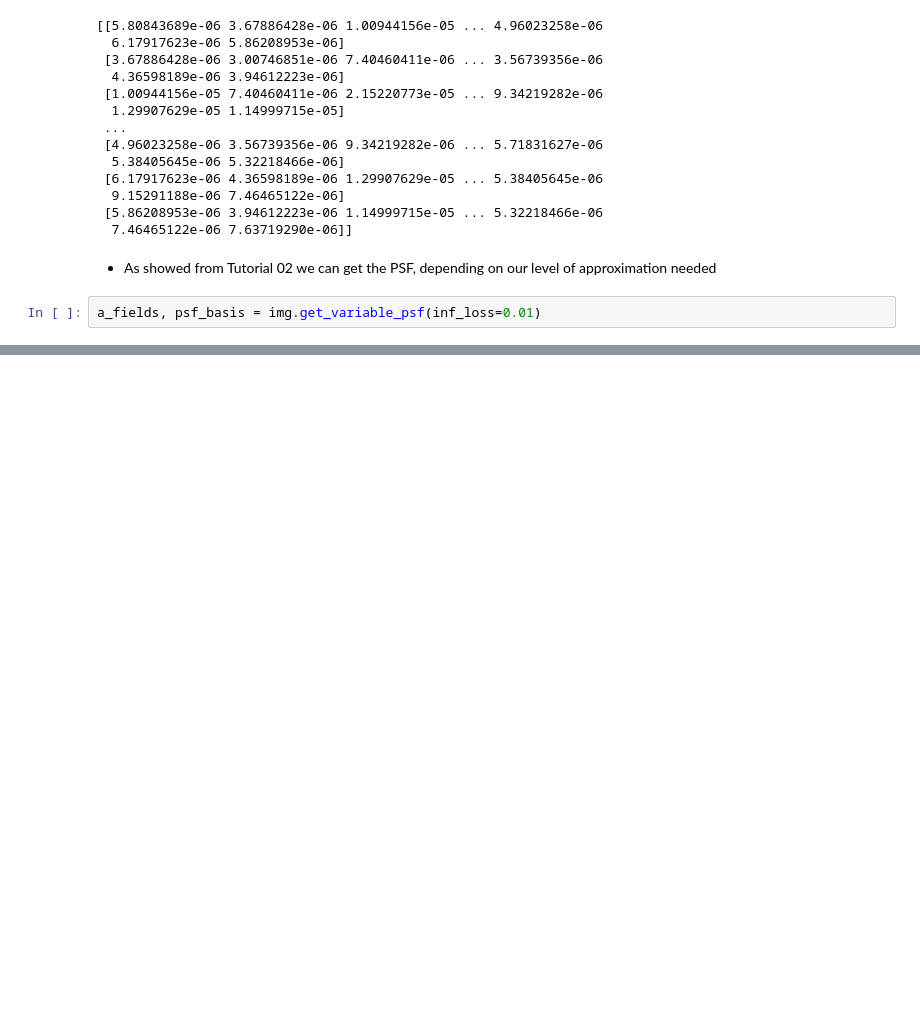
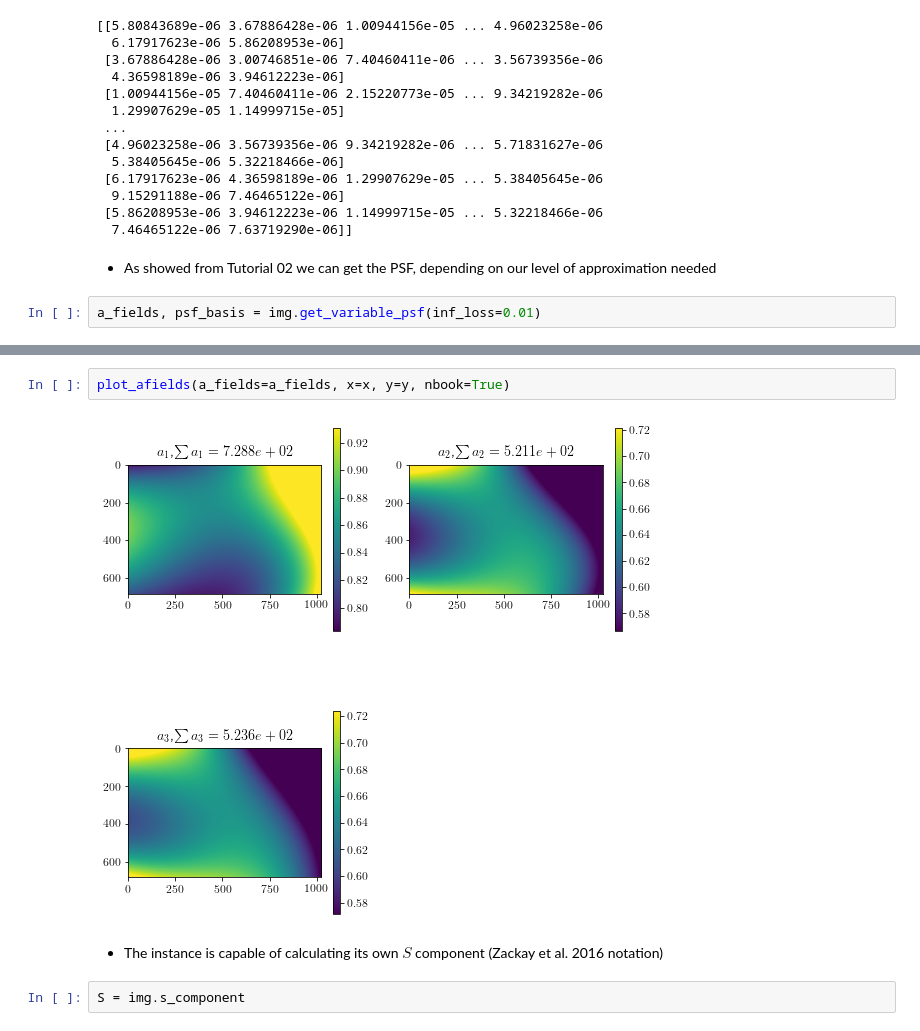
Before and after one commit to quatrope/ProperImage, a Jupyter notebook: docs/source/tutorial/Tutorial03.ipynb, the cells around one changed output, grey strips where cells are left out. Drawn from its saved outputs; the diff is of its cells as text; blank space fills up the shorter version.

```diff
--- a/docs/source/tutorial/Tutorial03.ipynb
+++ b/docs/source/tutorial/Tutorial03.ipynb
@@ -160,0 +185,8 @@ len(a_fields)
+# %%
+plot_afields(a_fields=a_fields, x=x, y=y, nbook=True)
+# %% [output]
+[figure, added]
+# %% [markdown]
+* The instance is capable of calculating its own $S$ component (Zackay et al. 2016 notation)
+# %%
+S = img.s_component
```
Also changed, not shown: parts of 11 cells of this notebook, 1 other file.
